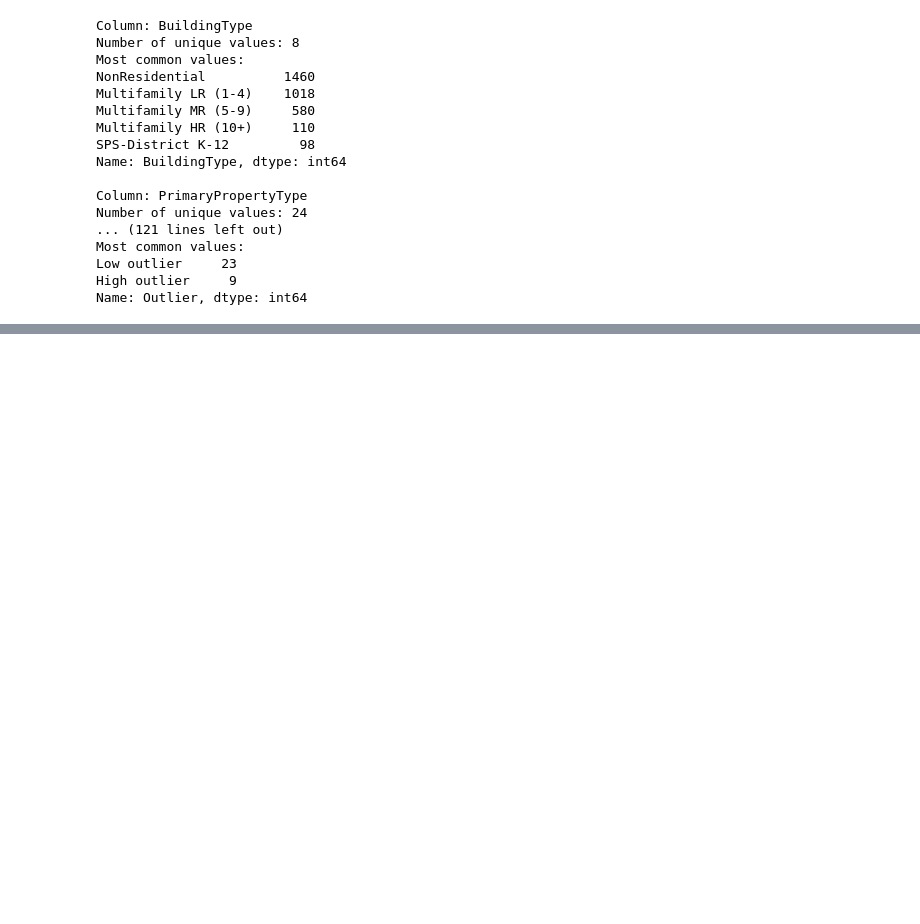
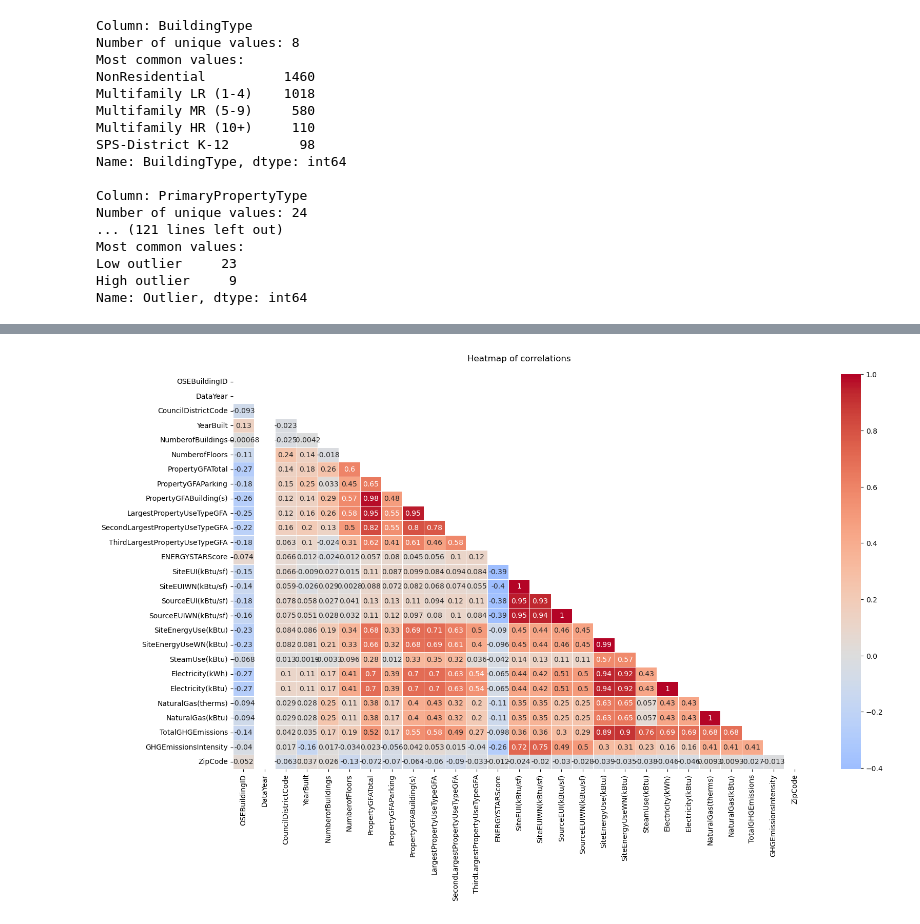
Before and after one commit to MahmoudMans/Team3_power_consumption, a Jupyter notebook: Team3_power_consumption.ipynb, the cells around one changed output, grey strips where cells are left out. Cells and saved outputs as stored; diff of their text form; code cells hidden in the pictures; blank space fills up the shorter version.

Commit message:
First Draft of Data Cleaning

```diff
--- a/Team3_power_consumption.ipynb
+++ b/Team3_power_consumption.ipynb
@@ -549,0 +744,22 @@ Latitude
+# %%
+# List of columns to be removed, identified as irrelevant or without equivalent in the 2016 dataset.
+columns_to_drop = [
+    'TaxParcelIdentificationNumber',
+    'YearsENERGYSTARCertified',
+    'DefaultData',
+    'Outlier',
+    'City',
+    'State',
+    'OtherFuelUse(kBtu)',
+    '2010 Census Tracts',
+    'Seattle Police Department Micro Community Policing Plan Areas',
+    'City Council Districts',
+    'SPD Beats',
+    'Comments'
+]
+
+# Drop the identified columns from the 2015 dataset.
+df2015.drop(columns=columns_to_drop, inplace=True)
+
+#Display 'df2015'
+df2015
@@ -549,0 +882,18 @@ Latitude
+# %%
+parametres = df2015.select_dtypes(include=[np.float64, np.int64]).columns
+
+data_par = df2015[parametres]
+
+plt.subplots(figsize=(18, 10))
+matrix = np.triu(data_par.corr())
+
+ax = sns.heatmap(data_par.corr(),
+                 annot=True,
+                 mask=matrix,
+                 cmap='coolwarm',
+                 center=0,
+                 linewidths=.7)
+ax.set_title(f'Heatmap of correlations\n')
+plt.show()
+# %% [output]
+[figure, added]
```
Also changed, not shown: parts of 33 cells of this notebook.
